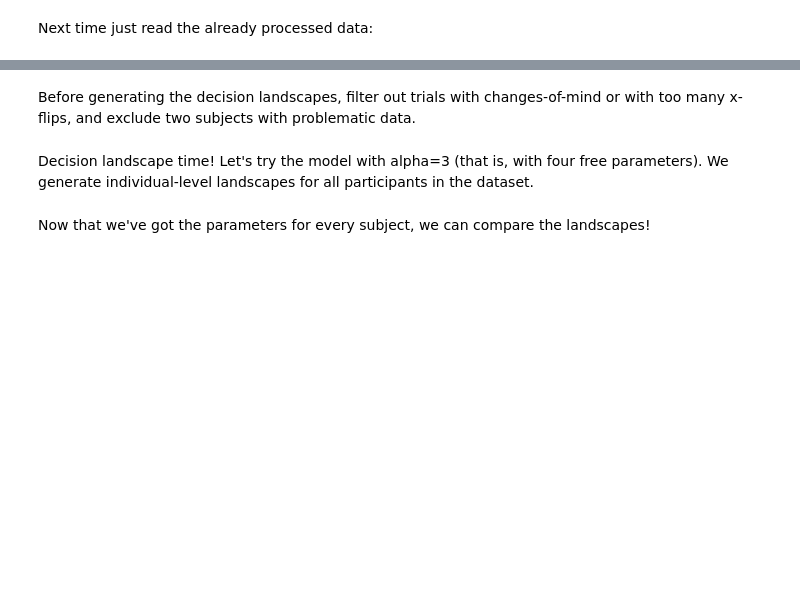
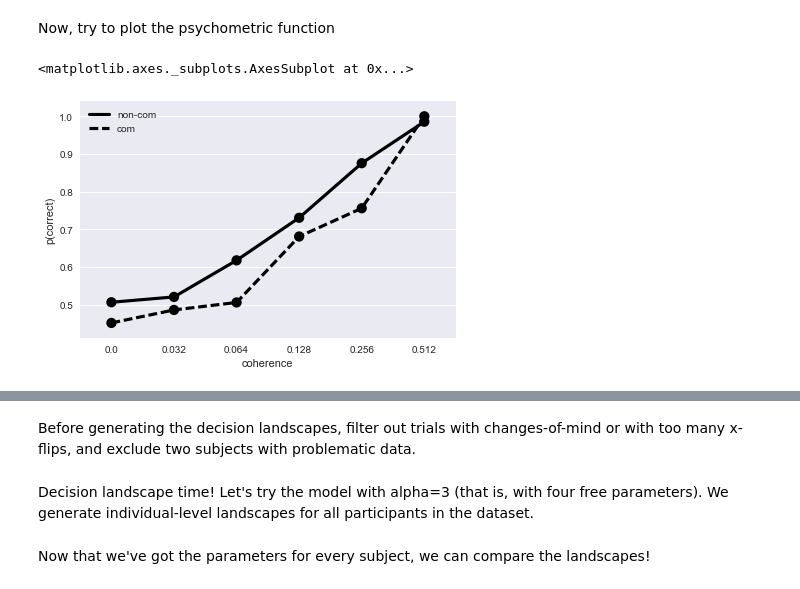
Before and after one commit to cherepaha/eyehandrdk, a Jupyter notebook: eye_hand_lag.ipynb, the cells around one changed output, grey strips where cells are left out. Cells and saved outputs as stored; diff of their text form; code cells hidden in the pictures; blank space fills up the shorter version.

```diff
--- a/eye_hand_lag.ipynb
+++ b/eye_hand_lag.ipynb
@@ -19,2 +0,0 @@ data.to_csv('csv/processed_data_high_low.csv')
-# %% [markdown]
-Next time just read the already processed data:
@@ -24,0 +1,35 @@ data.set_index(['subj_id', 'trial_no'], inplace=True, drop=True)
+# %%
+%matplotlib inline
+import data_reader
+dr = data_reader.DataReader()
+choices, dynamics = dr.get_data(path='../../data/HEM_1_processed/')
+# %% [markdown]
+Now, try to plot the psychometric function
+# %%
+from __future__ import division
+import numpy as np
+import pandas as pd
+import seaborn as sns
+import matplotlib.pyplot as plt
+
+def get_psychometric_function(c):
+    return [len(c[(c.is_correct) & (c.coherence==coherence)])/len(c[c.coherence==coherence]) \
+                 for coherence in np.sort(c.coherence.unique())]
+
+def plot_com_accuracy(choices, color):
+    coherences = np.sort(choices.coherence.unique())
+    p_correct_non_com = get_psychometric_function(choices[~choices.is_com])
+    p_correct_com = get_psychometric_function(choices[choices.is_com])
+
+    ax = sns.pointplot(x=coherences, y=p_correct_non_com, color=color)
+    sns.pointplot(x=coherences[:len(p_correct_com)], y=p_correct_com, color=color, linestyles=['--'])
+    ax.set(xlabel='coherence', ylabel='p(correct)')
+    ax.legend(handles=ax.lines[::len(coherences)+1], labels=['non-com','com'])
+    plt.tight_layout()
+    plt.savefig('figures/psychometric_function_wave_1.png')
+    return ax
+
+plot_com_accuracy(choices, color='k')
+# %% [output]
+<matplotlib.axes._subplots.AxesSubplot at 0x...>
+[figure, added]
```
Also changed, not shown: parts of 5 cells of this notebook, 4 other files.
